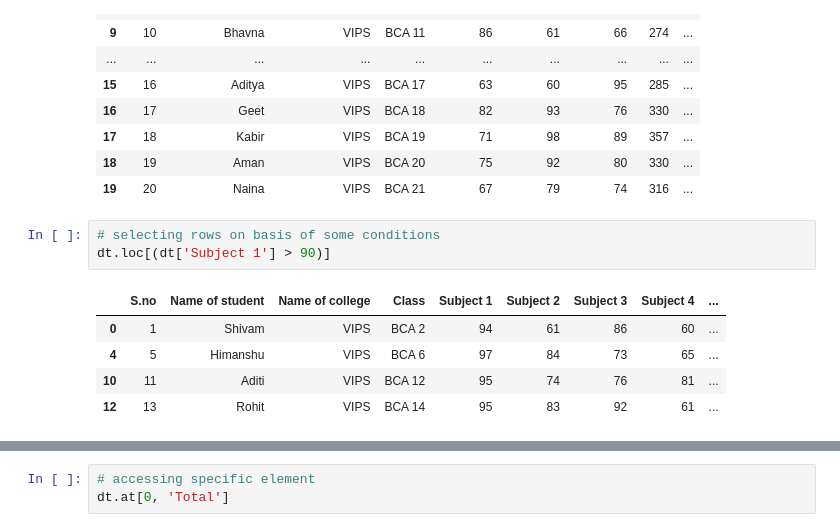
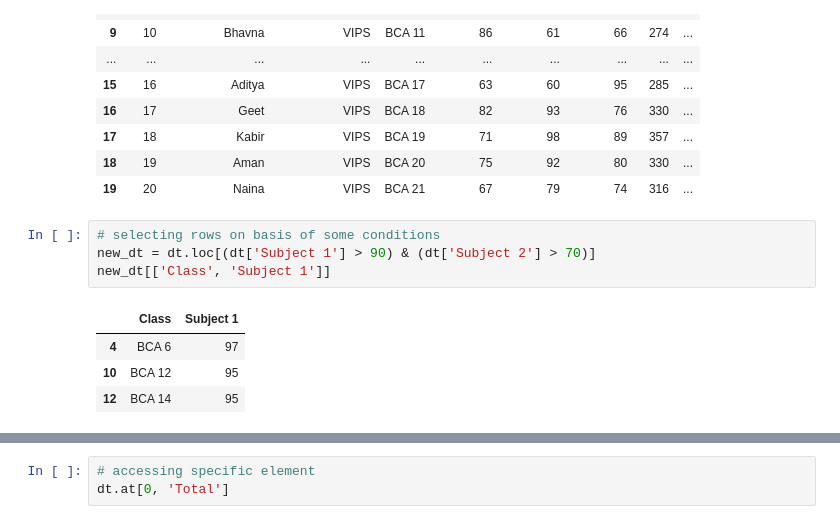
Before and after one commit to shivam-paul-19/data-science, a Jupyter notebook: data_analysis/pandas.ipynb, the cells around one changed output, grey strips where cells are left out. Cells and saved outputs as stored; diff of their text form.

```diff
--- a/data_analysis/pandas.ipynb
+++ b/data_analysis/pandas.ipynb
@@ -260,10 +260,10 @@ dt.drop("Subject 2", axis=1)
 | 19 | 20 | Naina | VIPS | BCA 21 | 67 | 79 | 74 | 316 | ... |
 # %%
 # selecting rows on basis of some conditions
-dt.loc[(dt['Subject 1'] > 90)]
+new_dt = dt.loc[(dt['Subject 1'] > 90) & (dt['Subject 2'] > 70)]
+new_dt[['Class', 'Subject 1']]
 # %% [output]
-|  | S.no | Name of student | Name of college | Class | Subject 1 | Subject 2 | Subject 3 | Subject 4 | ... |
-| 0 | 1 | Shivam | VIPS | BCA 2 | 94 | 61 | 86 | 60 | ... |
-| 4 | 5 | Himanshu | VIPS | BCA 6 | 97 | 84 | 73 | 65 | ... |
-| 10 | 11 | Aditi | VIPS | BCA 12 | 95 | 74 | 76 | 81 | ... |
-| 12 | 13 | Rohit | VIPS | BCA 14 | 95 | 83 | 92 | 61 | ... |
+|  | Class | Subject 1 |
+| 4 | BCA 6 | 97 |
+| 10 | BCA 12 | 95 |
+| 12 | BCA 14 | 95 |
```
Also changed, not shown: parts of 2 cells of this notebook, 4 other files.
